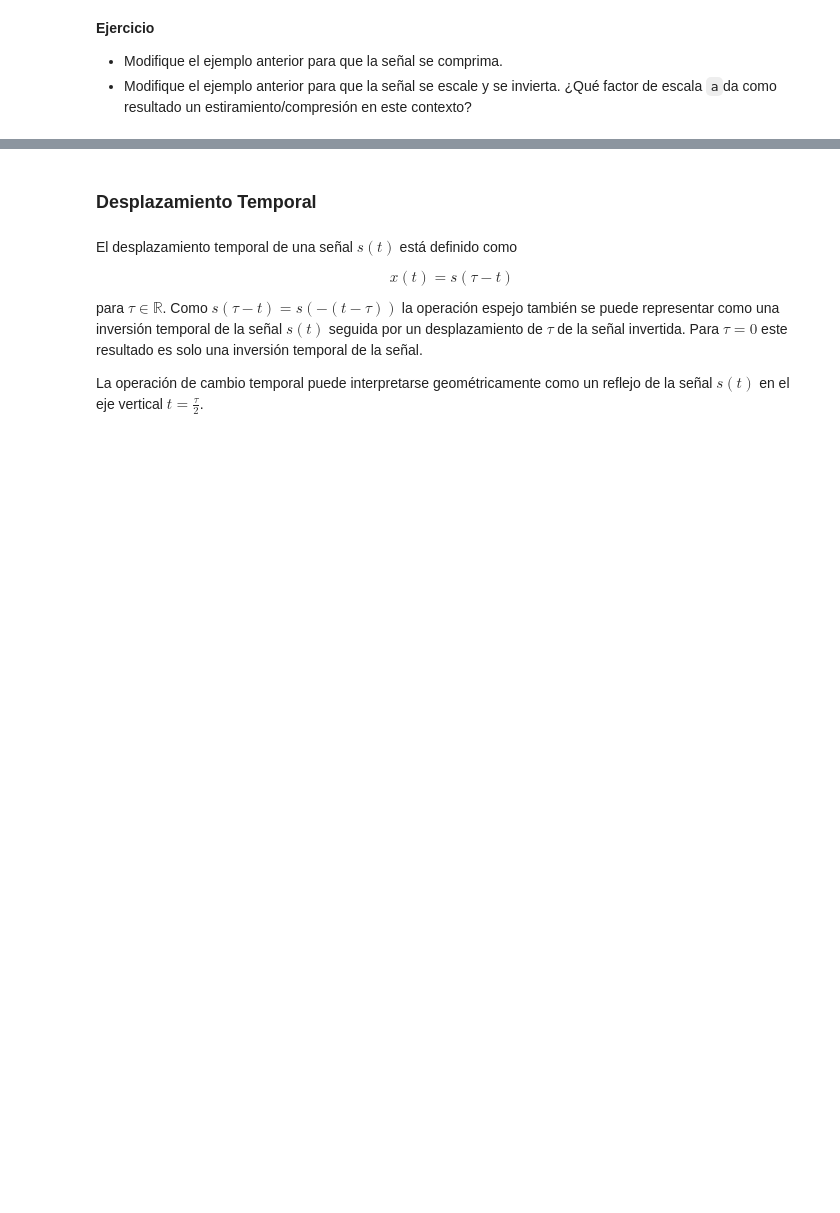
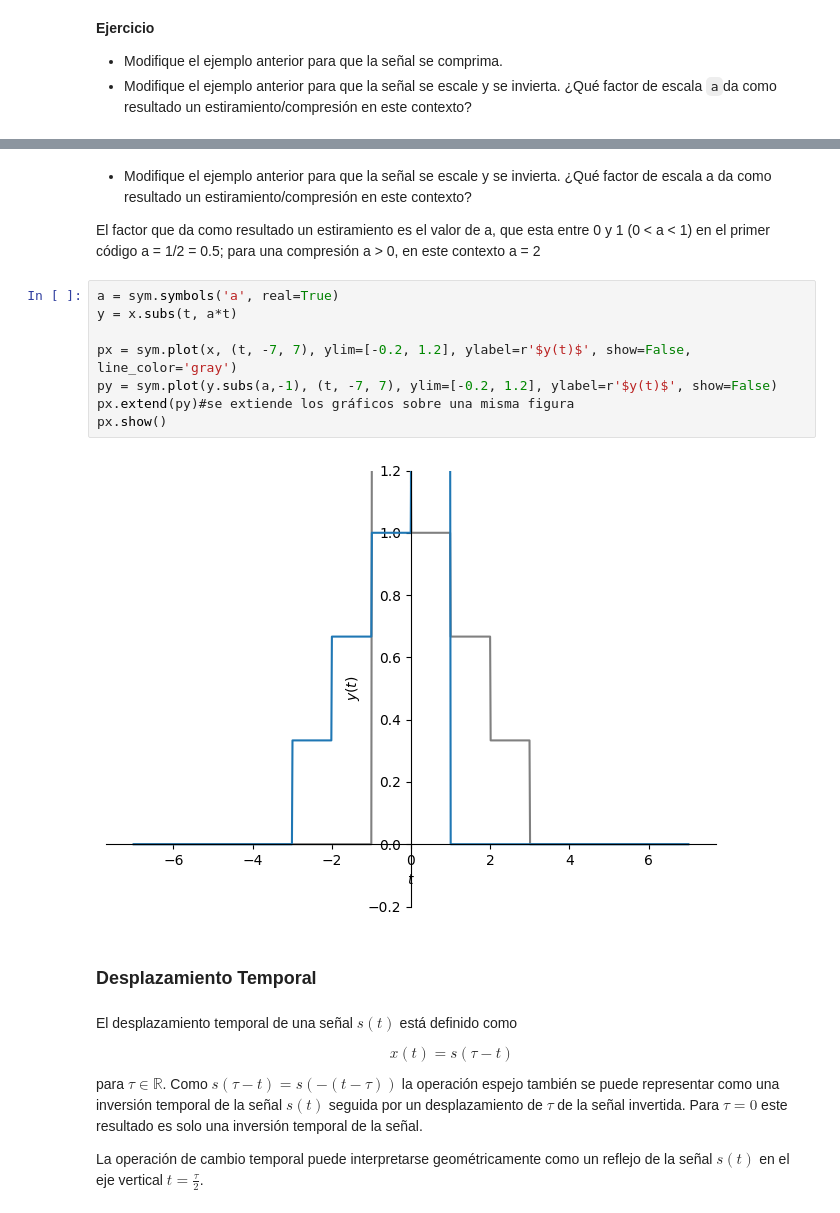
Before and after one commit to laduqueo/Senales_y_Sistemas, a Jupyter notebook: cuaderno_3.ipynb, the cells around one changed output, grey strips where cells are left out. Cells and saved outputs as stored; diff of their text form; blank space fills up the shorter version.

```diff
--- a/cuaderno_3.ipynb
+++ b/cuaderno_3.ipynb
@@ -110,3 +130,18 @@ px.show()
+# %% [markdown]
+*   Modifique el ejemplo anterior para que la señal se escale y se invierta. ¿Qué factor de escala a da como resultado un estiramiento/compresión en este contexto?
+
+
+El factor que da como resultado un estiramiento es el valor de a, que esta entre 0 y 1 (0 < a < 1) en el primer código a = 1/2 = 0.5; para una compresión a > 0, en este contexto a = 2
+# %%
+a = sym.symbols('a', real=True)
+y = x.subs(t, a*t)
+
+px = sym.plot(x, (t, -7, 7), ylim=[-0.2, 1.2], ylabel=r'$y(t)$', show=False, line_color='gray')
+py = sym.plot(y.subs(a,-1), (t, -7, 7), ylim=[-0.2, 1.2], ylabel=r'$y(t)$', show=False)
+px.extend(py)#se extiende los gráficos sobre una misma figura
+px.show()
+# %% [output]
+[figure, added]
 # %% [markdown]
 ### Desplazamiento Temporal
 # %% [markdown]
```
Also changed, not shown: parts of 11 cells of this notebook.
